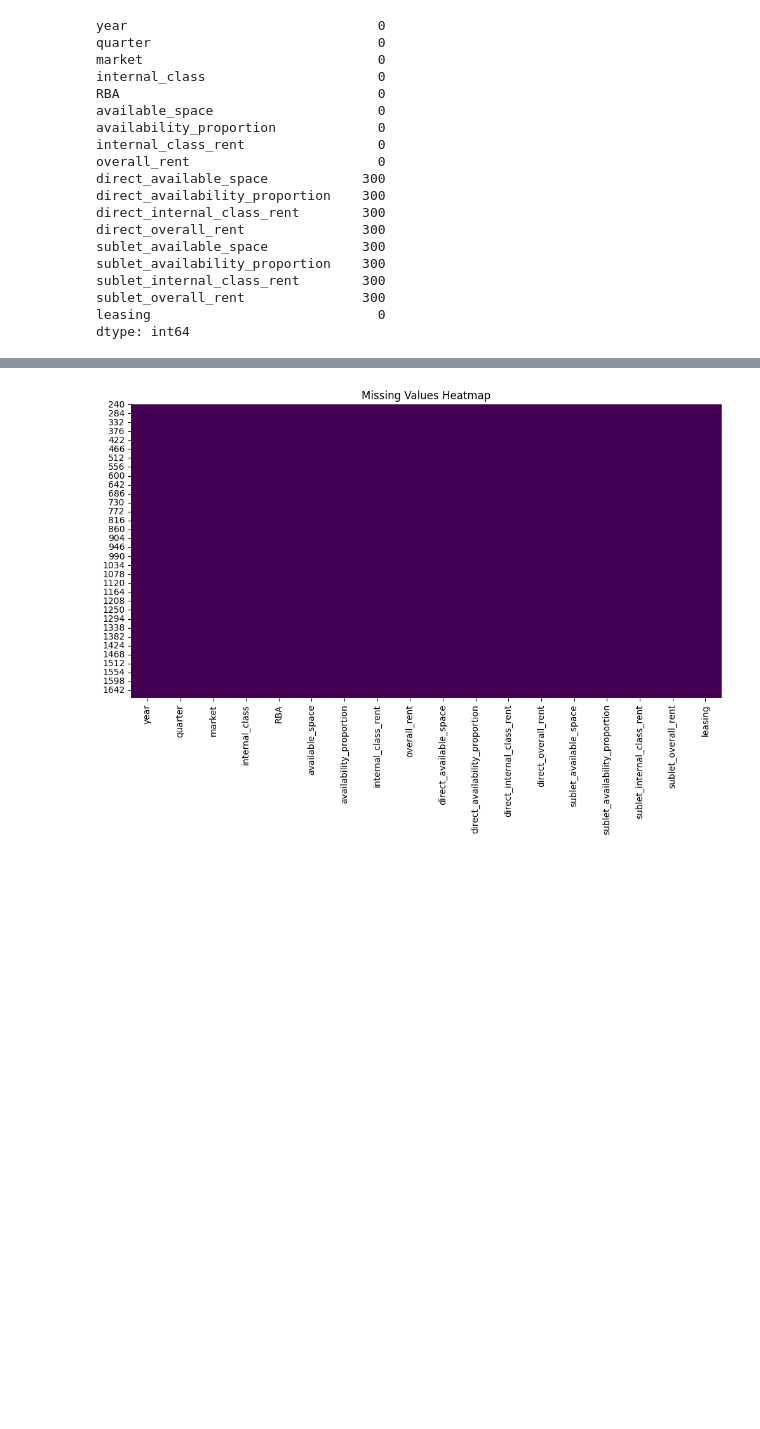
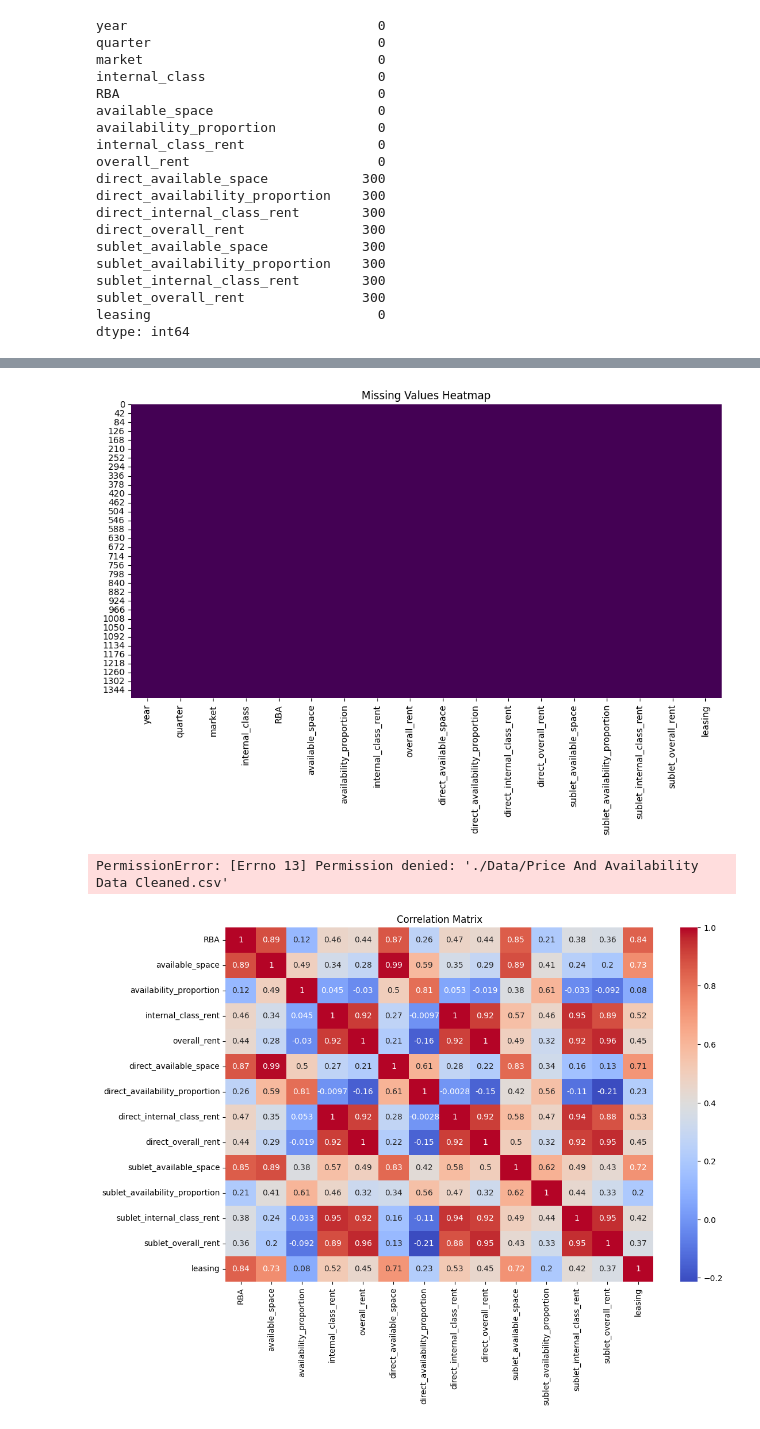
Before and after one commit to shunyeungting/Datafest2025, a Jupyter notebook: PriceAndAvailabilityData.ipynb, the cells around one changed output, grey strips where cells are left out. Saved outputs shown, nothing was run; the diff lists cells and outputs as text; code cells hidden in the pictures; blank space fills up the shorter version.

```diff
--- a/PriceAndAvailabilityData.ipynb
+++ b/PriceAndAvailabilityData.ipynb
@@ -4,7 +4,7 @@ import matplotlib.pyplot as plt
 import pandas as pd
 import numpy as np
 # %%
-PriceAvailDB = pd.read_csv('./Data/Price And Availability Data.csv')# Read Data
+PriceAvailDB = pd.read_csv('./Data/Price And Availability Data Cleaned.csv')# Read Data
 # %%
 print(PriceAvailDB.head())# Print first 5 rows of the data
 # %% [output]
@@ -51,12 +71,20 @@ dtype: int64
+# %%
+#convert year to datetime
+PriceAvailDB['year'] = pd.to_datetime(PriceAvailDB['year'], format='%Y')
 # %%
 plt.figure(figsize=(12, 6))
 sns.heatmap(PriceAvailDB.isnull(), cbar=False, cmap='viridis')
 plt.title('Missing Values Heatmap')
 plt.show()
 # %% [output]
-[figure, old version]
+[figure, new version]
 # %%
 numeric_columns = [
+    'RBA',
+    'available_space',
+    'availability_proportion',
+    'internal_class_rent',
+    'overall_rent',
     'direct_available_space',
     'direct_availability_proportion',
     'direct_internal_class_rent',
@@ -64,11 +92,28 @@ numeric_columns = [
     'sublet_available_space',
     'sublet_availability_proportion',
     'sublet_internal_class_rent',
-    'sublet_overall_rent'
+    'sublet_overall_rent',
+    'leasing'
 ]
+
 
 for col in numeric_columns:
     PriceAvailDB[col] = pd.to_numeric(PriceAvailDB[col], errors='coerce')
 # %%
 # Drop rows with missing values in numeric columns
 PriceAvailDB.dropna(subset=numeric_columns, inplace=True)
+# %%
+# Save back to CSV
+PriceAvailDB.to_csv('./Data/Price And Availability Data Cleaned.csv', index=False)
+# %% [output]
+PermissionError: [Errno 13] Permission denied: './Data/Price And Availability Data Cleaned.csv'
+# %%
+## Data Visualization
+# Correlation matrix
+plt.figure(figsize=(12, 8))
+correlation_matrix = PriceAvailDB[numeric_columns].corr()
+sns.heatmap(correlation_matrix, annot=True, cmap='coolwarm')
+plt.title('Correlation Matrix')
+plt.show()
+# %% [output]
+[figure, added]
```
Also changed, not shown: parts of 4 cells of this notebook.
